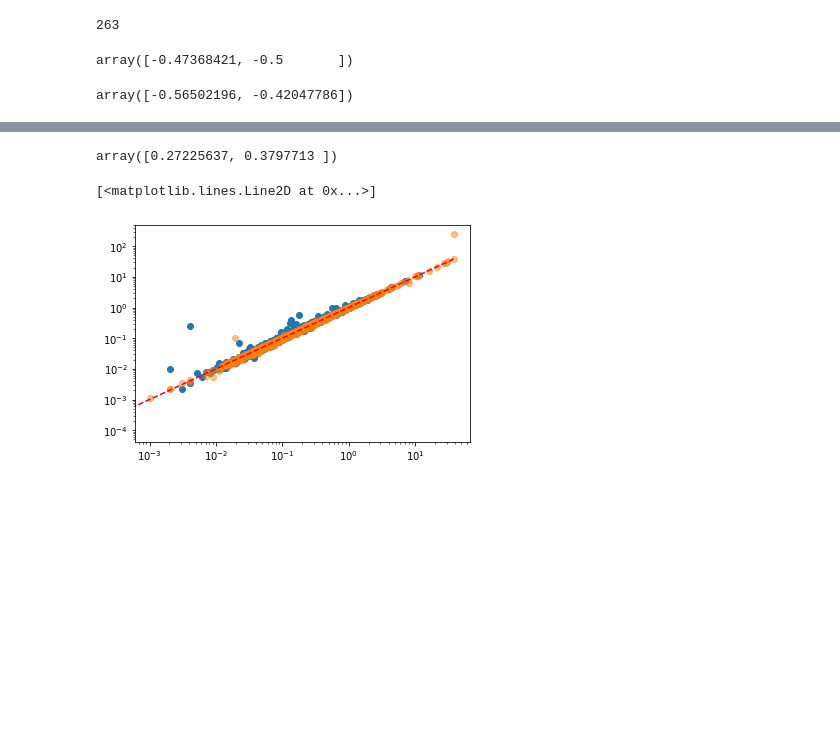
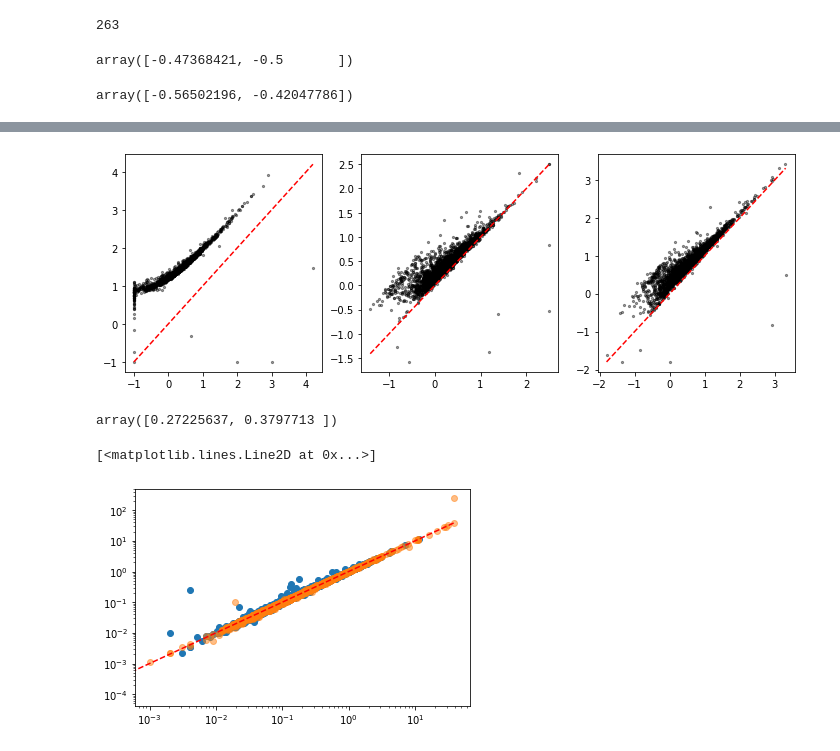
Before and after one commit to pachterlab/GP_2021_3, a Jupyter notebook: notebooks/gg221107_10x_pbmc_analyze.ipynb, the cells around one changed output, grey strips where cells are left out. Cells and saved outputs as stored; diff of their text form; code cells hidden in the pictures; blank space fills up the shorter version.

```diff
--- a/notebooks/gg221107_10x_pbmc_analyze.ipynb
+++ b/notebooks/gg221107_10x_pbmc_analyze.ipynb
@@ -457,3 +444,18 @@ for k in range(3):
+# %%
+fig1,ax1 = plt.subplots(1,3,figsize=(12,4))
+
+corr_opt = np.asarray(sr_arr[11].samp_optimum)+[-.9,-.9]
+corrected_v2_optimum = np.argmin(((sr_arr[3].sp.sampl_vals - corr_opt)**2).sum(1))
+
+
+for k in range(3):
+    x = sr_arr[3].param_estimates[sr_arr[11].samp_optimum_ind][:,k]
+    y = sr_arr[3].param_estimates[corrected_v2_optimum][:,k]
+    ax1[k].scatter(x,y,5,'k',alpha=0.4)
+    xl = [x.min(),x.max()]
+    ax1[k].plot(xl,xl,'r--')
+# %% [output]
+[figure, added]
 # %%
 # monod.analysis.plot_params_for_pair(sr_arr[3],sr_arr[7],distinguish_rej=True,plot_errorbars=True)
 # monod.analysis.plot_params_for_pair(sr_arr[3],sr_arr[11],distinguish_rej=True,plot_errorbars=True)
```
Also changed, not shown: parts of 19 cells of this notebook, 24 other files.
